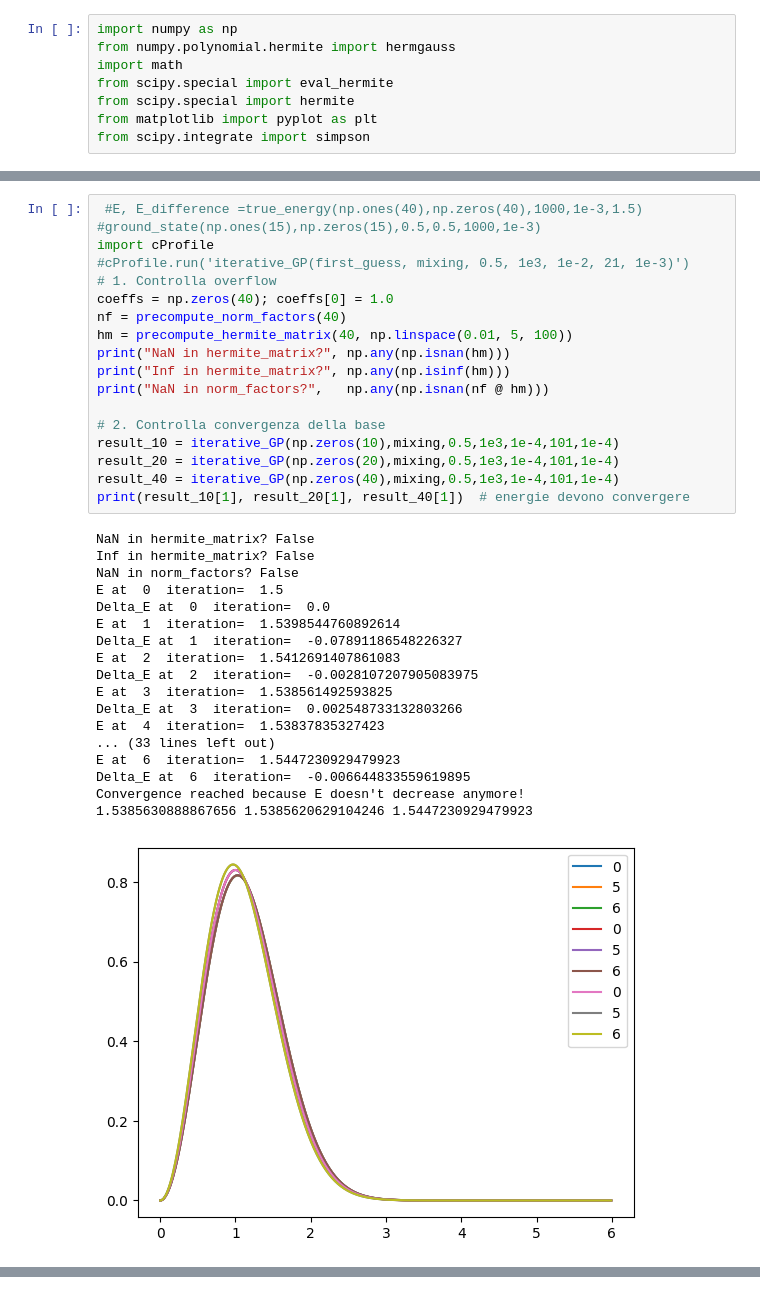
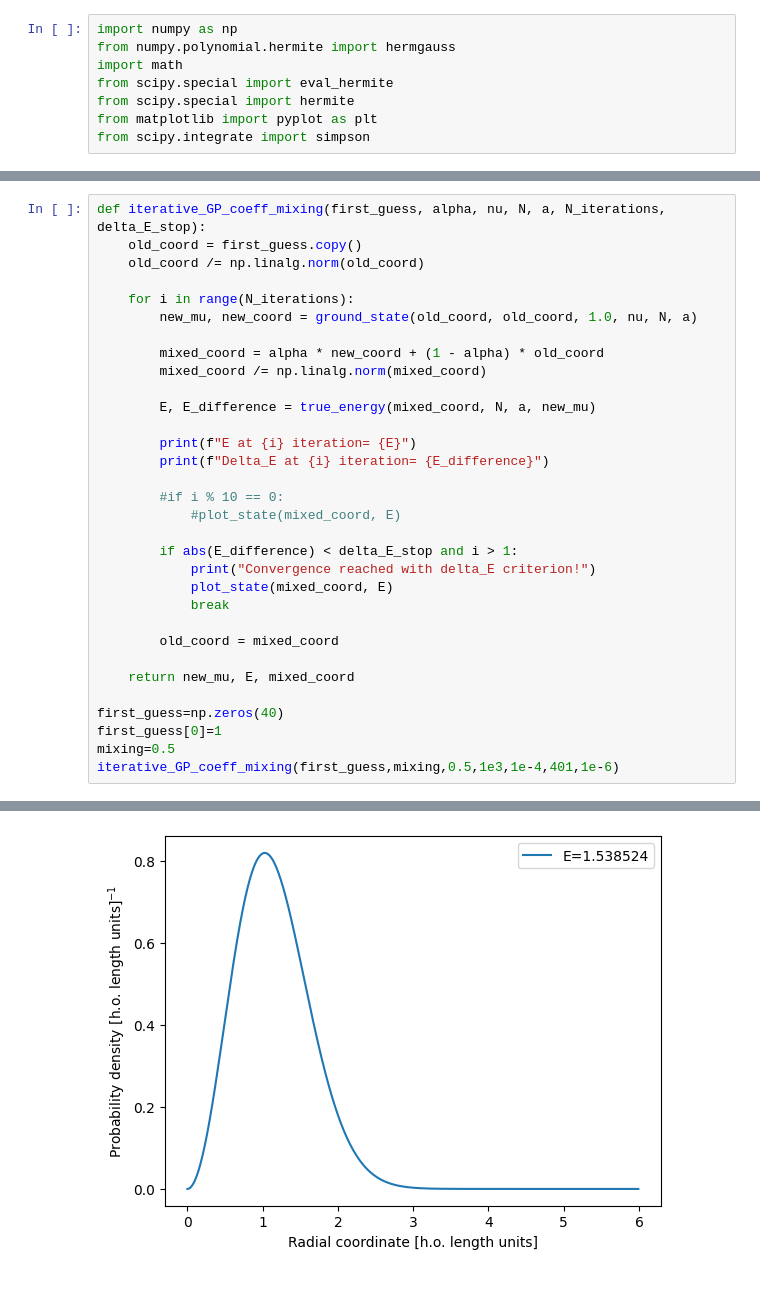
Before and after one commit to ihategoto/physipy, a Jupyter notebook: physipy/notebooks/GP variational.ipynb, the cells around one changed output, grey strips where cells are left out. Drawn from its saved outputs; the diff is of its cells as text.

```diff
--- a/physipy/notebooks/GP variational.ipynb
+++ b/physipy/notebooks/GP variational.ipynb
@@ -228,37 +181,33 @@ Convergence reached because E doesn't decrease anymore!
-# %%
- #E, E_difference =true_energy(np.ones(40),np.zeros(40),1000,1e-3,1.5)
-#ground_state(np.ones(15),np.zeros(15),0.5,0.5,1000,1e-3)
-import cProfile
-#cProfile.run('iterative_GP(first_guess, mixing, 0.5, 1e3, 1e-2, 21, 1e-3)')
-# 1. Controlla overflow
-coeffs = np.zeros(40); coeffs[0] = 1.0
-nf = precompute_norm_factors(40)
-hm = precompute_hermite_matrix(40, np.linspace(0.01, 5, 100))
-print("NaN in hermite_matrix?", np.any(np.isnan(hm)))
-print("Inf in hermite_matrix?", np.any(np.isinf(hm)))
-print("NaN in norm_factors?",   np.any(np.isnan(nf @ hm)))
-
-# 2. Controlla convergenza della base
-result_10 = iterative_GP(np.zeros(10),mixing,0.5,1e3,1e-4,101,1e-4)
-result_20 = iterative_GP(np.zeros(20),mixing,0.5,1e3,1e-4,101,1e-4)
-result_40 = iterative_GP(np.zeros(40),mixing,0.5,1e3,1e-4,101,1e-4)
-print(result_10[1], result_20[1], result_40[1])  # energie devono convergere
-# %% [output]
-NaN in hermite_matrix? False
-Inf in hermite_matrix? False
-NaN in norm_factors? False
-E at  0  iteration=  1.5
-Delta_E at  0  iteration=  0.0
-E at  1  iteration=  1.5398544760892614
-Delta_E at  1  iteration=  -0.07891186548226327
-E at  2  iteration=  1.5412691407861083
-Delta_E at  2  iteration=  -0.0028107207905083975
-E at  3  iteration=  1.538561492593825
-Delta_E at  3  iteration=  0.002548733132803266
-E at  4  iteration=  1.53837835327423
-... (33 lines left out)
-E at  6  iteration=  1.5447230929479923
-Delta_E at  6  iteration=  -0.006644833559619895
-Convergence reached because E doesn't decrease anymore!
-1.5385630888867656 1.5385620629104246 1.5447230929479923
-[figure, removed]
+# %%
+def iterative_GP_coeff_mixing(first_guess, alpha, nu, N, a, N_iterations, delta_E_stop):
+    old_coord = first_guess.copy()
+    old_coord /= np.linalg.norm(old_coord)
+
+    for i in range(N_iterations):
+        new_mu, new_coord = ground_state(old_coord, old_coord, 1.0, nu, N, a)
+
+        mixed_coord = alpha * new_coord + (1 - alpha) * old_coord
+        mixed_coord /= np.linalg.norm(mixed_coord)
+
+        E, E_difference = true_energy(mixed_coord, N, a, new_mu)
+
+        print(f"E at {i} iteration= {E}")
+        print(f"Delta_E at {i} iteration= {E_difference}")
+
+        #if i % 10 == 0:
+            #plot_state(mixed_coord, E)
+
+        if abs(E_difference) < delta_E_stop and i > 1:
+            print("Convergence reached with delta_E criterion!")
+            plot_state(mixed_coord, E)
+            break
+
+        old_coord = mixed_coord
+
+    return new_mu, E, mixed_coord
+
+first_guess=np.zeros(40)
+first_guess[0]=1
+mixing=0.5
+iterative_GP_coeff_mixing(first_guess,mixing,0.5,1e3,1e-4,401,1e-6)
+# %% [output]
@@ -264,0 +243 @@ Convergence reached because E doesn't decrease anymore!
+[figure, added]
```
Also changed, not shown: parts of 4 cells of this notebook.
